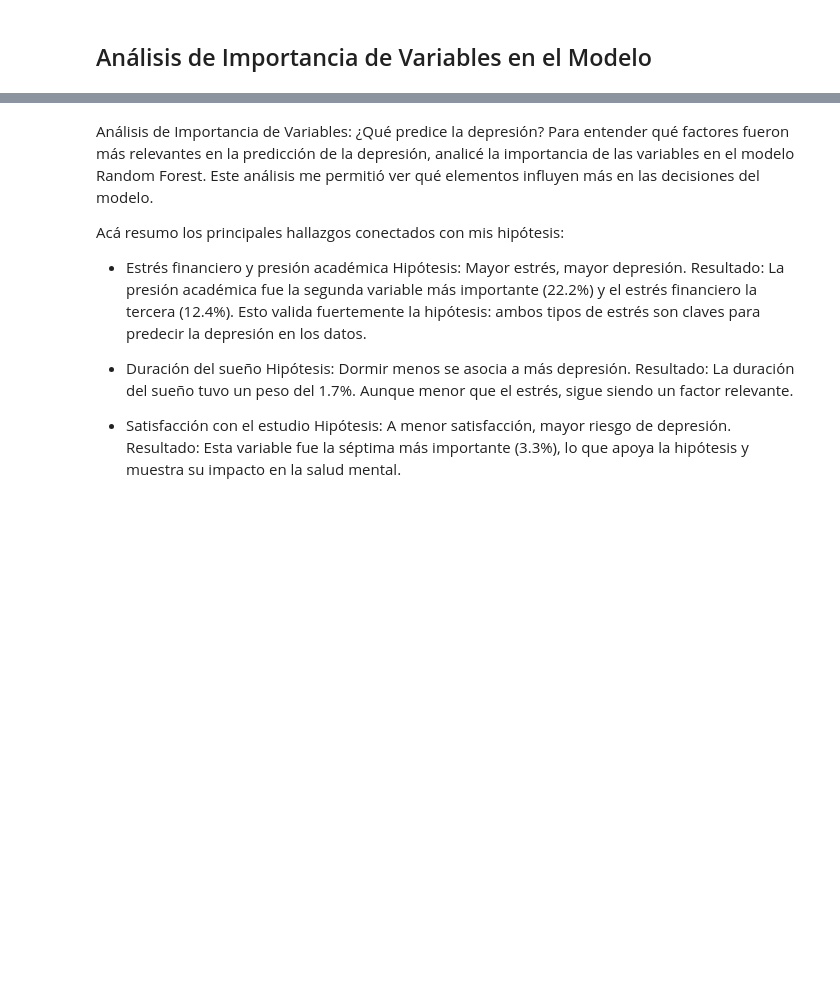
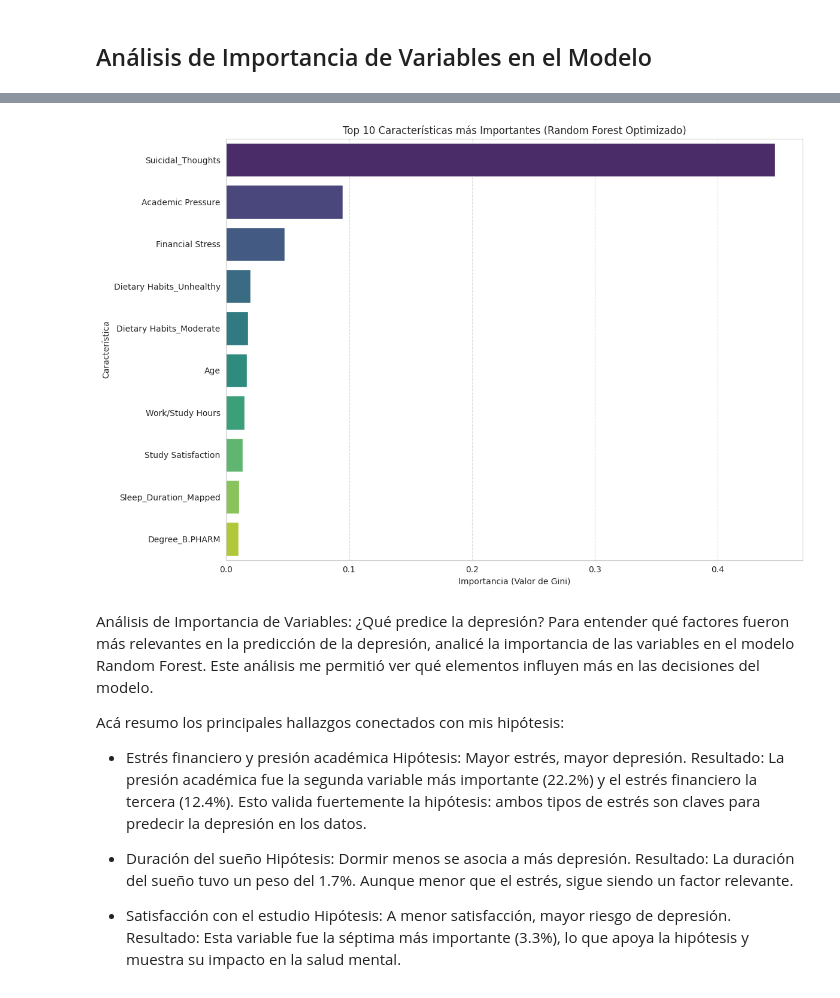
Before and after one commit to FlorMauves/ProyectoData2-StudentDepression-FlorenciaMauvesinTogel, a Jupyter notebook: ProyectoData2_StudenDepression_FlorenciaMauvesinTogel_ipynb.ipynb, the cells around one changed output, grey strips where cells are left out. Cells and saved outputs as stored; diff of their text form; code cells hidden in the pictures; blank space fills up the shorter version.

```diff
--- a/ProyectoData2_StudenDepression_FlorenciaMauvesinTogel_ipynb.ipynb
+++ b/ProyectoData2_StudenDepression_FlorenciaMauvesinTogel_ipynb.ipynb
@@ -1633,13 +1727,16 @@ print(importance_df.head(15))
 # %%
 # Visualizar las características más importantes
 plt.figure(figsize=(12, 8))
-sns.barplot(x='Importance', y='Feature', data=importance_df.head(15), palette='viridis') # Mostrar las top 15
-plt.title('Top 15 Características más Importantes (Random Forest Optimizado)')
+sns.barplot(x='Importance', y='Feature', data=importance_df.head(10),
+            hue='Feature', palette='viridis', legend=False)
+plt.title('Top 10 Características más Importantes (Random Forest Optimizado)')
 plt.xlabel('Importancia (Valor de Gini)')
 plt.ylabel('Característica')
 plt.grid(axis='x', linestyle='--', alpha=0.7)
 plt.tight_layout()
 plt.show()
+# %% [output]
+[figure, added]
 # %% [markdown]
 Análisis de Importancia de Variables: ¿Qué predice la depresión?
 Para entender qué factores fueron más relevantes en la predicción de la depresión, analicé la importancia de las variables en el modelo Random Forest. Este análisis me permitió ver qué elementos influyen más en las decisiones del modelo.
```
Also changed, not shown: parts of 45 cells of this notebook.
